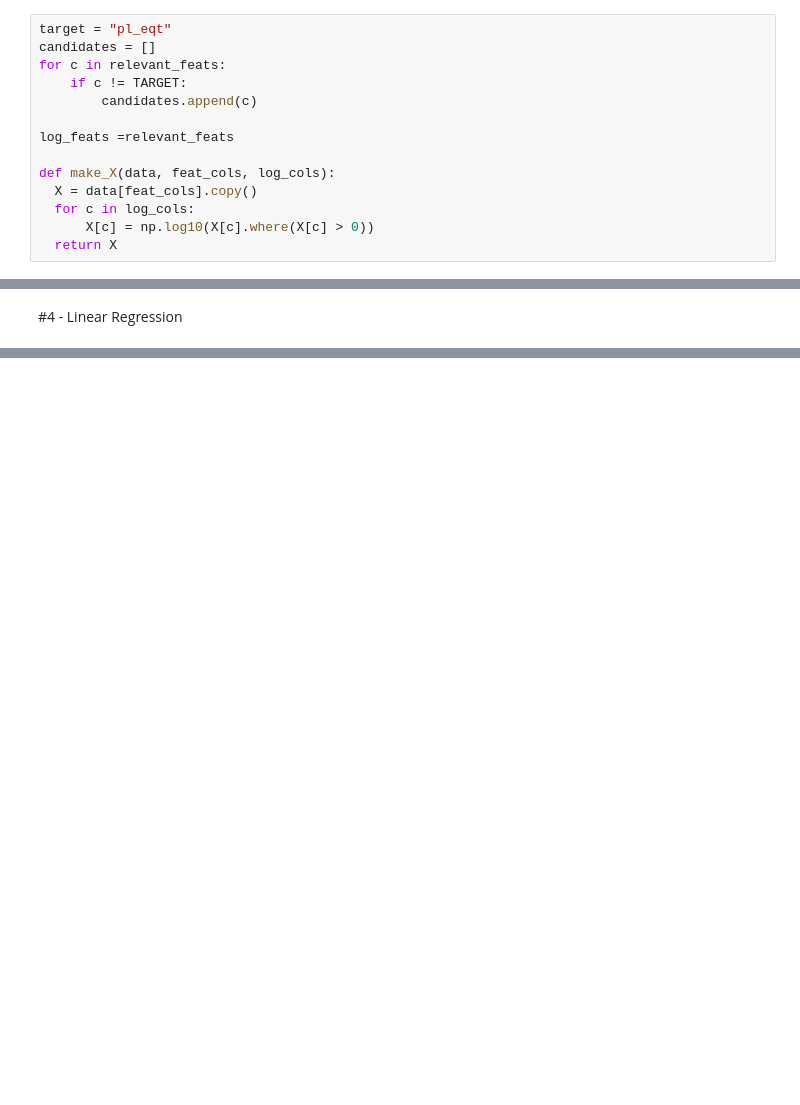
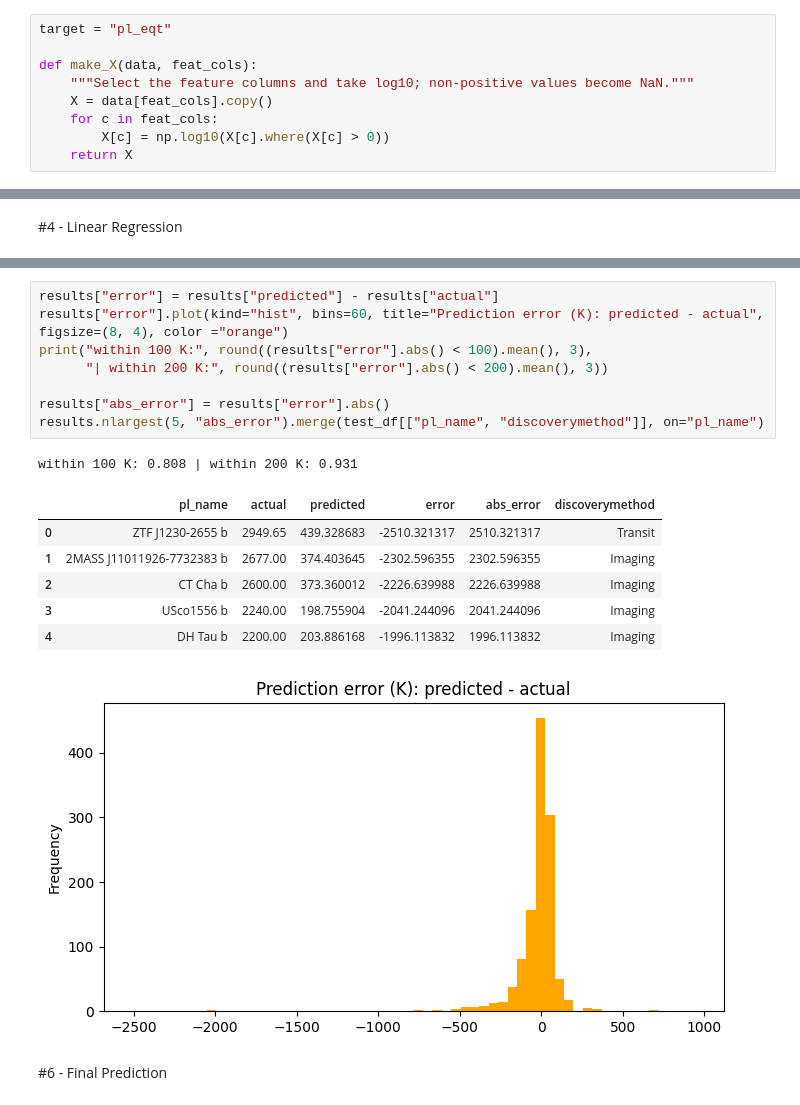
Before and after one commit to Xrash09/CSA-AI-ML, a Jupyter notebook: data_analysis.ipynb, the cells around one changed output, grey strips where cells are left out. Cells and saved outputs as stored; diff of their text form; blank space fills up the shorter version.

Commit message:
Improve feature selection and prediction pipeline

```diff
--- a/data_analysis.ipynb
+++ b/data_analysis.ipynb
@@ -229,14 +239,9 @@ These are chosen mainly because the co relate to the target above the threshold
 # %%
 target = "pl_eqt"
-candidates = []
-for c in relevant_feats:
-    if c != TARGET:
-        candidates.append(c)
 
-log_feats =relevant_feats
-
-def make_X(data, feat_cols, log_cols):
-  X = data[feat_cols].copy()
-  for c in log_cols:
-      X[c] = np.log10(X[c].where(X[c] > 0))
-  return X
+def make_X(data, feat_cols):
+    """Select the feature columns and take log10; non-positive values become NaN."""
+    X = data[feat_cols].copy()
+    for c in feat_cols:
+        X[c] = np.log10(X[c].where(X[c] > 0))
+    return X
@@ -296,0 +375,19 @@ pd.DataFrame({"fitted exponent": exponents, "simple physics": physics}).round(2)
+# %%
+results["error"] = results["predicted"] - results["actual"]
+results["error"].plot(kind="hist", bins=60, title="Prediction error (K): predicted - actual", figsize=(8, 4), color ="orange")
+print("within 100 K:", round((results["error"].abs() < 100).mean(), 3),
+      "| within 200 K:", round((results["error"].abs() < 200).mean(), 3))
+
+results["abs_error"] = results["error"].abs()
+results.nlargest(5, "abs_error").merge(test_df[["pl_name", "discoverymethod"]], on="pl_name")
+# %% [output]
+within 100 K: 0.808 | within 200 K: 0.931
+|  | pl_name | actual | predicted | error | abs_error | discoverymethod |
+| 0 | ZTF J1230-2655 b | 2949.65 | 439.328683 | -2510.321317 | 2510.321317 | Transit |
+| 1 | 2MASS J11011926-7732383 b | 2677.00 | 374.403645 | -2302.596355 | 2302.596355 | Imaging |
+| 2 | CT Cha b | 2600.00 | 373.360012 | -2226.639988 | 2226.639988 | Imaging |
+| 3 | USco1556 b | 2240.00 | 198.755904 | -2041.244096 | 2041.244096 | Imaging |
+| 4 | DH Tau b | 2200.00 | 203.886168 | -1996.113832 | 1996.113832 | Imaging |
+[figure, added]
+# %% [markdown]
+#6 - Final Prediction
```
Also changed, not shown: parts of 19 cells of this notebook.
